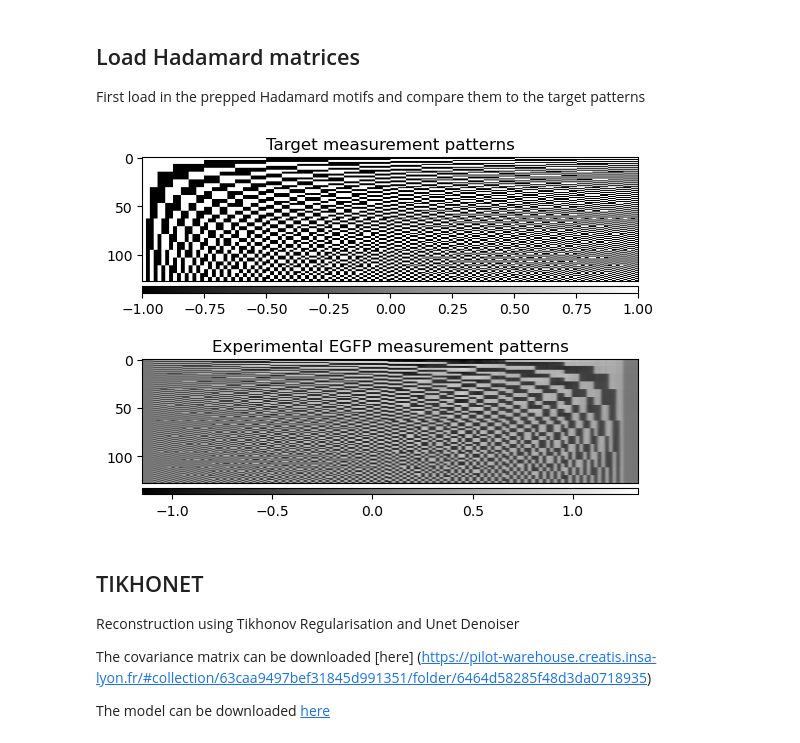
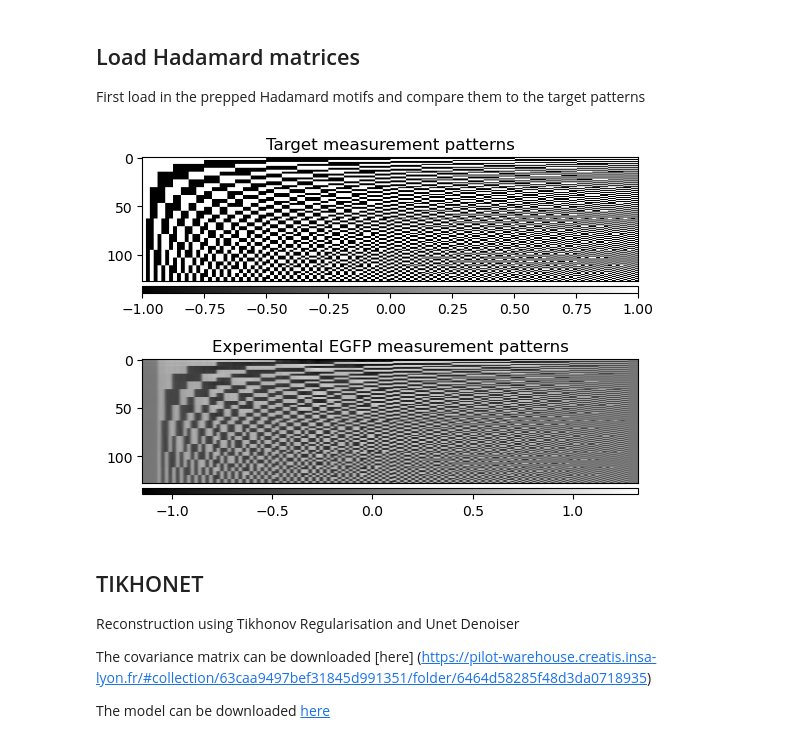
Before and after one commit to openspyrit/spyrit-examples, a Jupyter notebook: 2025_hLSFM/main_v3_recon_net_EGFP-DsRed_14_all_slices.ipynb, the cells around one changed output. Drawn from its saved outputs; the diff is of its cells as text; code cells hidden in the pictures.

```diff
--- a/2025_hLSFM/main_v3_recon_net_EGFP-DsRed_14_all_slices.ipynb
+++ b/2025_hLSFM/main_v3_recon_net_EGFP-DsRed_14_all_slices.ipynb
@@ -64,27 +64,27 @@ First load in the prepped Hadamard motifs and compare them to the target pattern
 # %%
 
 H_exp = np.load(Path(data_folder + mat_folder) / f'motifs_Hadamard_{M}_{N}.npy')
 H_exp /= H_exp[0,16:500].mean()
 
 
 H_tar = walsh_matrix(N)
 H_tar = H_tar[:M]
 
 # plot
 f, axs = plt.subplots(2, 1)
 axs[0].set_title('Target measurement patterns')
 im = axs[0].imshow(H_tar, cmap='gray')
 add_colorbar(im, 'bottom')
 axs[0].get_xaxis().set_visible(False)
 
 axs[1].set_title('Experimental EGFP measurement patterns')
-im = axs[1].imshow(np.flip(H_exp, 1), cmap='gray')
+im = axs[1].imshow(H_exp, cmap='gray')
 add_colorbar(im, 'bottom')
 axs[1].get_xaxis().set_visible(False)
 
 H = torch.from_numpy(H_exp)
 # %% [output]
-[figure, old version]
+[figure, new version]
 # %% [markdown]
 ## TIKHONET
 
```
Also changed, not shown: 1 other file.
